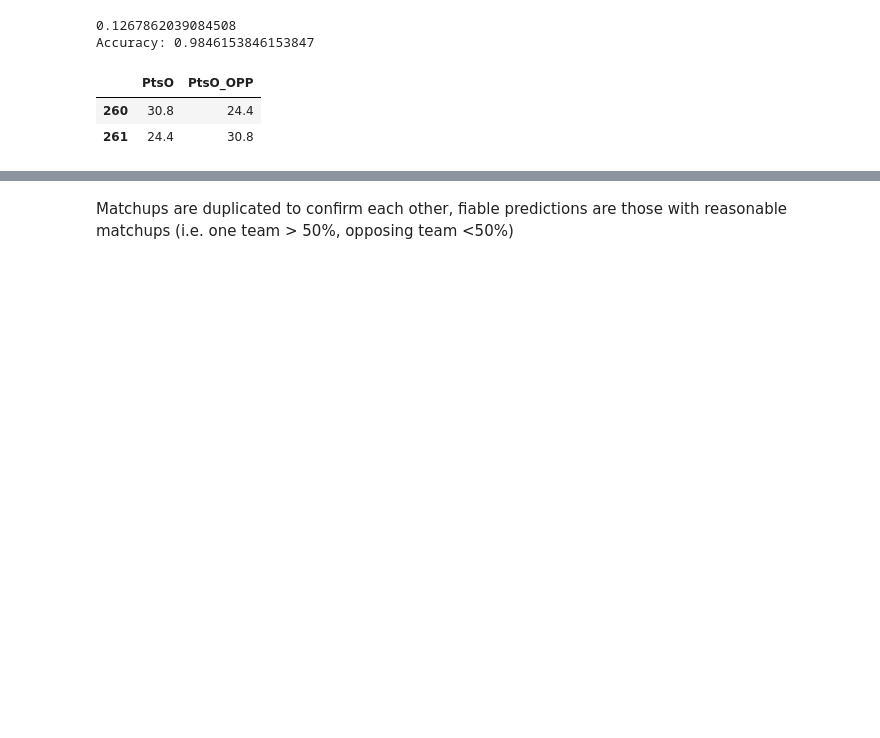
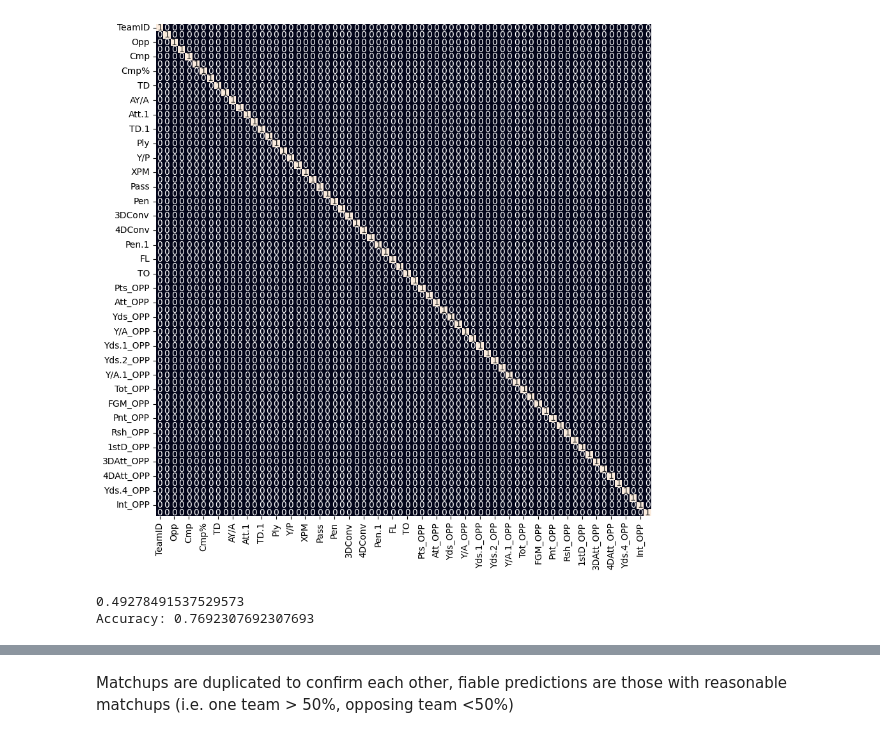
Before and after one commit to pchalhoub/portfolio, a Jupyter notebook: NFL2025.ipynb, the cells around one changed output, grey strips where cells are left out. Drawn from its saved outputs; the diff is of its cells as text; code cells hidden in the pictures; blank space fills up the shorter version.

```diff
--- a/NFL2025.ipynb
+++ b/NFL2025.ipynb
@@ -140,9 +270,20 @@ print(coef_df.head(5))
+# %%
+import seaborn as sns
+import matplotlib.pyplot as plt
+
+plt.figure(figsize=(10, 10))
+
+sns.heatmap(X.drop(columns=['PtsO_OPP', 'PtsO', 'Rate', 'Sk', 'FGA', 'XPA', 'Yds.3', 'Rate_OPP', 'Sk_OPP', 'FGA_OPP', 'XPA_OPP', 'Yds.3_OPP']).corr() > 0.9, annot=True, cbar=False)
+plt.show()
+# %% [output]
+[figure, added]
 # %%
-X_verify = df_train[['PtsO', 'PtsO_OPP']]
+X_verify = X.drop(columns=['PtsO_OPP', 'PtsO', 'Rate', 'Sk', 'FGA', 'XPA', 'Yds.3', 'Rate_OPP', 'Sk_OPP', 'FGA_OPP', 'XPA_OPP', 'Yds.3_OPP'])
 
 X_train, X_test, y_train, y_test = train_test_split(X_verify, y.values.ravel(), test_size=0.25, random_state=42)
 
-clf = LogisticRegression(max_iter=4000)
+clf = SVC(
+  kernel='poly', probability=True)
 clf.fit(X_train, y_train)
 
 y_pred = clf.predict(X_test)
@@ -152,16 +293,8 @@ loss = log_loss(y_test, y_pred_proba)
 print(loss)
 print("Accuracy:", accuracy_score(y_test, y_pred))
 # %% [output]
-0.1267862039084508
-Accuracy: 0.9846153846153847
+0.49278491537529573
+Accuracy: 0.7692307692307693
-# %%
-subset = matchups_df.iloc[260:262]
-upcoming = subset.drop(columns=[c for c in subset.columns if c not in X_verify.columns])
-upcoming
-# %% [output]
-|  | PtsO | PtsO_OPP |
-| 260 | 30.8 | 24.4 |
-| 261 | 24.4 | 30.8 |
 # %%
 print(clf.predict(upcoming))
 probability = clf.predict_proba(upcoming)
```
Also changed, not shown: parts of 12 cells of this notebook.
